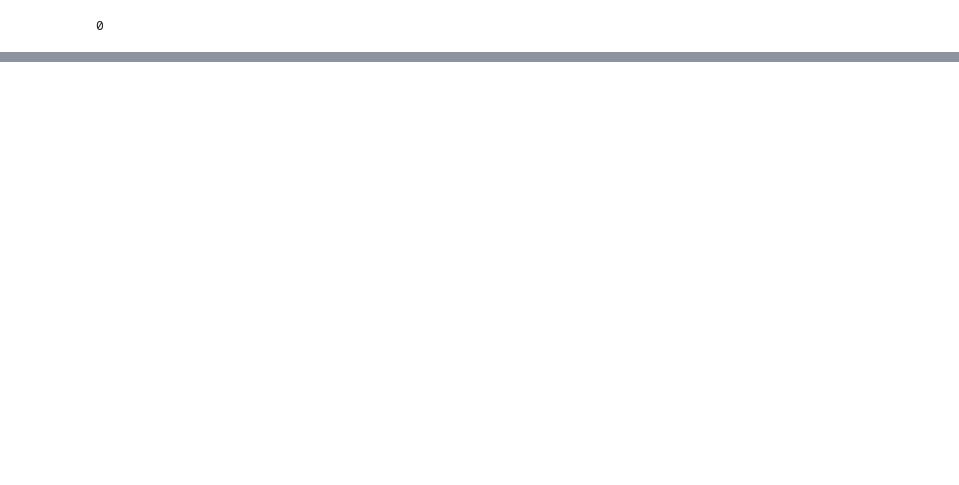
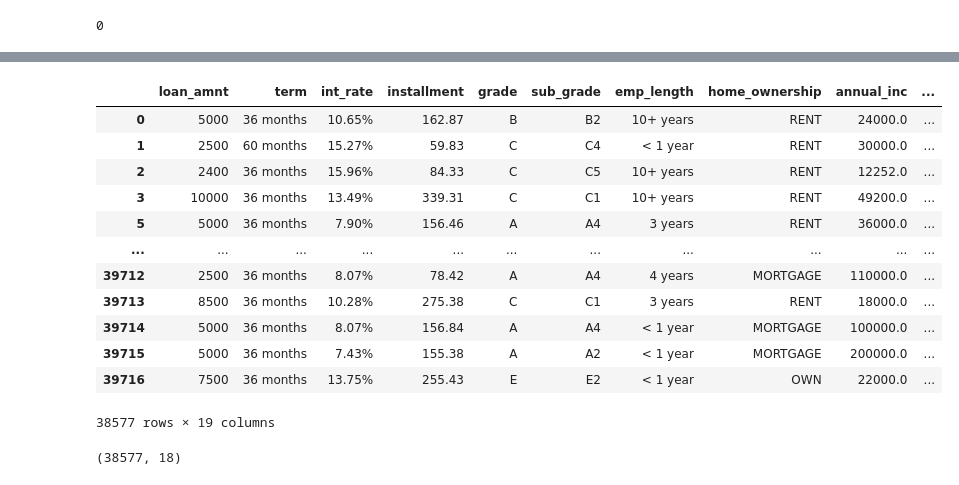
Before and after one commit to rawatdeepesh/LendingCaseStudy, a Jupyter notebook: lendingCaseStudy.ipynb, the cells around one changed output, grey strips where cells are left out. Saved outputs shown, nothing was run; the diff lists cells and outputs as text; code cells hidden in the pictures; blank space fills up the shorter version.

Commit message:
Data cleaning compelted; Manipulation of columns done

```diff
--- a/lendingCaseStudy.ipynb
+++ b/lendingCaseStudy.ipynb
@@ -178,6 +230,7 @@ pub_rec_bankruptcies     3
 tax_liens        1
 # %%
 #There are some columns that have 1 value through out the dataset, let us also remove them
+singleValCols=df.columns[df.nunique()==1]
 # %%
 len(singleValCols),singleValCols
 # %% [output]
@@ -382,0 +421,3 @@ pub_rec_bankruptcies    3
+# %%
+## We can also drop the columns title, issue_d, funded_amnt_inv(as loan_amt is giving the similar information)
+df=df.drop(["issue_d","funded_amnt_inv","title"],axis=1)
@@ -385,4 +428,4 @@ df["loan_amnt"].isnull().sum()
 # %% [output]
 0
 # %%
-df["loanAmtRange"]=df.loan_amnt.apply(lambda x: )
+df["loan_amnt"].unique()
@@ -388,0 +463,19 @@ df["loanAmtRange"]=df.loan_amnt.apply(lambda x: )
+# %%
+# from above detail, setting bin size of 5000 looks feasible and productive
+df["loan_amnt_range"]= pd.cut(x=df['loan_amnt'],bins=[0,5000,10000,15000,20000,25000,30000,35000])
+# %%
+df
+# %% [output]
+|  | loan_amnt | term | int_rate | installment | grade | sub_grade | emp_length | home_ownership | annual_inc | ... |
+| 0 | 5000 | 36 months | 10.65% | 162.87 | B | B2 | 10+ years | RENT | 24000.0 | ... |
+| 1 | 2500 | 60 months | 15.27% | 59.83 | C | C4 | < 1 year | RENT | 30000.0 | ... |
+| 2 | 2400 | 36 months | 15.96% | 84.33 | C | C5 | 10+ years | RENT | 12252.0 | ... |
+| 3 | 10000 | 36 months | 13.49% | 339.31 | C | C1 | 10+ years | RENT | 49200.0 | ... |
+| 5 | 5000 | 36 months | 7.90% | 156.46 | A | A4 | 3 years | RENT | 36000.0 | ... |
+| ... | ... | ... | ... | ... | ... | ... | ... | ... | ... | ... |
+| 39712 | 2500 | 36 months | 8.07% | 78.42 | A | A4 | 4 years | MORTGAGE | 110000.0 | ... |
+| 39713 | 8500 | 36 months | 10.28% | 275.38 | C | C1 | 3 years | RENT | 18000.0 | ... |
+| 39714 | 5000 | 36 months | 8.07% | 156.84 | A | A4 | < 1 year | MORTGAGE | 100000.0 | ... |
+| 39715 | 5000 | 36 months | 7.43% | 155.38 | A | A2 | < 1 year | MORTGAGE | 200000.0 | ... |
+| 39716 | 7500 | 36 months | 13.75% | 255.43 | E | E2 | < 1 year | OWN | 22000.0 | ... |
+38577 rows × 19 columns
@@ -388,0 +485,4 @@ df["loanAmtRange"]=df.loan_amnt.apply(lambda x: )
+# %%
+df.shape
+# %% [output]
+(38577, 18)
```
Also changed, not shown: parts of 33 cells of this notebook.
